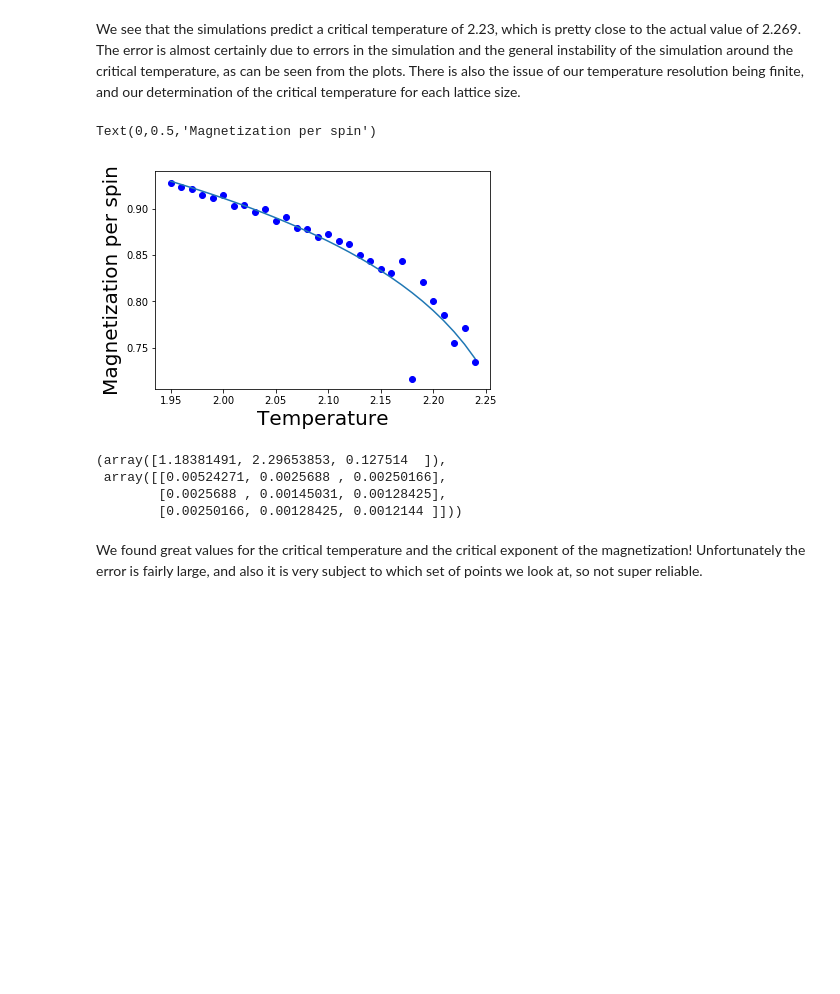
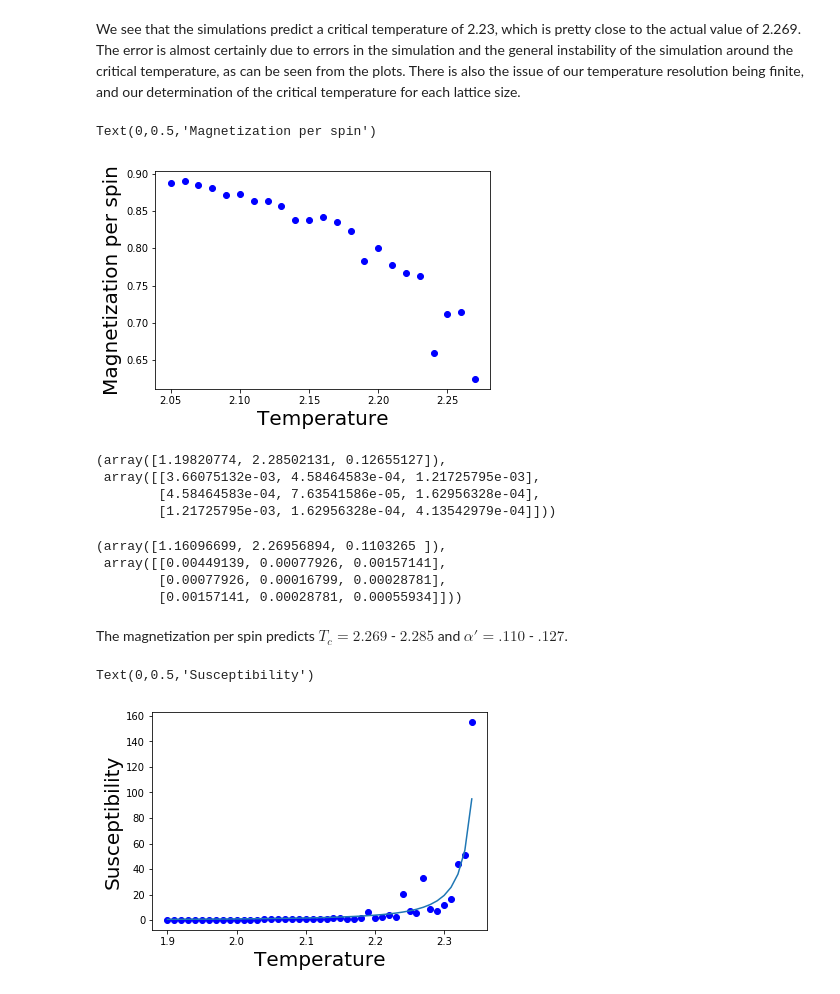
Before and after one commit to kaitshin/PHYSICS113-final-project, a Jupyter notebook: Metropolis.ipynb, the cells around one changed output. Saved outputs shown, nothing was run; the diff lists cells and outputs as text; code cells hidden in the pictures; blank space fills up the shorter version.

```diff
--- a/Metropolis.ipynb
+++ b/Metropolis.ipynb
@@ -739,10 +799,9 @@ scipy.optimize.curve_fit(lin, [1/64, 1/100, 1/225, 1/900], crit_temp)
 # %% [markdown]
 We see that the simulations predict a critical temperature of 2.23, which is pretty close to the actual value of 2.269. The error is almost certainly due to errors in the simulation and the general instability of the simulation around the critical temperature, as can be seen from the plots. There is also the issue of our temperature resolution being finite, and our determination of the critical temperature for each lattice size.
 # %%
-plt.plot(temps[45:75], abs(magps_list30)[45:75], 'bo')
-plt.plot(temps[45:75], f_mag)
+plt.plot(temps[55:78], abs(magps_list50)[55:78], 'bo')
 plt.xlabel("Temperature", fontsize=20)
 plt.ylabel("Magnetization per spin", fontsize=20)
 # %% [output]
 Text(0,0.5,'Magnetization per spin')
-[figure, old version]
+[figure, new version]
@@ -754,9 +808,24 @@ f_mag = power(np.array(temps[45:75]), 1.18381491, 2.29653853, 0.127514)
 # %%
-scipy.optimize.curve_fit(power, temps[45:75], abs(magps_list30)[45:75], p0 = [1, 2.35, 0.125], maxfev=10000)
+scipy.optimize.curve_fit(power, temps[56:78], abs(magps_list50)[56:78], p0 = [1, 2.35, 0.125], maxfev=10000)
 # %% [output]
-(array([1.18381491, 2.29653853, 0.127514  ]),
- array([[0.00524271, 0.0025688 , 0.00250166],
-        [0.0025688 , 0.00145031, 0.00128425],
-        [0.00250166, 0.00128425, 0.0012144 ]]))
+(array([1.19820774, 2.28502131, 0.12655127]),
+ array([[3.66075132e-03, 4.58464583e-04, 1.21725795e-03],
+        [4.58464583e-04, 7.63541586e-05, 1.62956328e-04],
+        [1.21725795e-03, 1.62956328e-04, 4.13542979e-04]]))
-# %% [markdown]
-We found great values for the critical temperature and the critical exponent of the magnetization! Unfortunately the error is fairly large, and also it is very subject to which set of points we look at, so not super reliable.
+# %%
+scipy.optimize.curve_fit(power, temps[56:76], abs(magps_list50)[56:76], p0 = [1, 2.35, 0.125], maxfev=10000)
+# %% [output]
+(array([1.16096699, 2.26956894, 0.1103265 ]),
+ array([[0.00449139, 0.00077926, 0.00157141],
+        [0.00077926, 0.00016799, 0.00028781],
+        [0.00157141, 0.00028781, 0.00055934]]))
+# %% [markdown]
+The magnetization per spin predicts $T_c = 2.269$ - $2.285$ and $\alpha' = .110$ - $.127$.
+# %%
+plt.plot(temps[40:85], mag_sus50[40:85], 'bo')
+plt.plot(temps[40:85], f_sus)
+plt.xlabel("Temperature", fontsize=20)
+plt.ylabel("Susceptibility", fontsize=20)
+# %% [output]
+Text(0,0.5,'Susceptibility')
+[figure, added]
```
Also changed, not shown: parts of 24 cells of this notebook.
